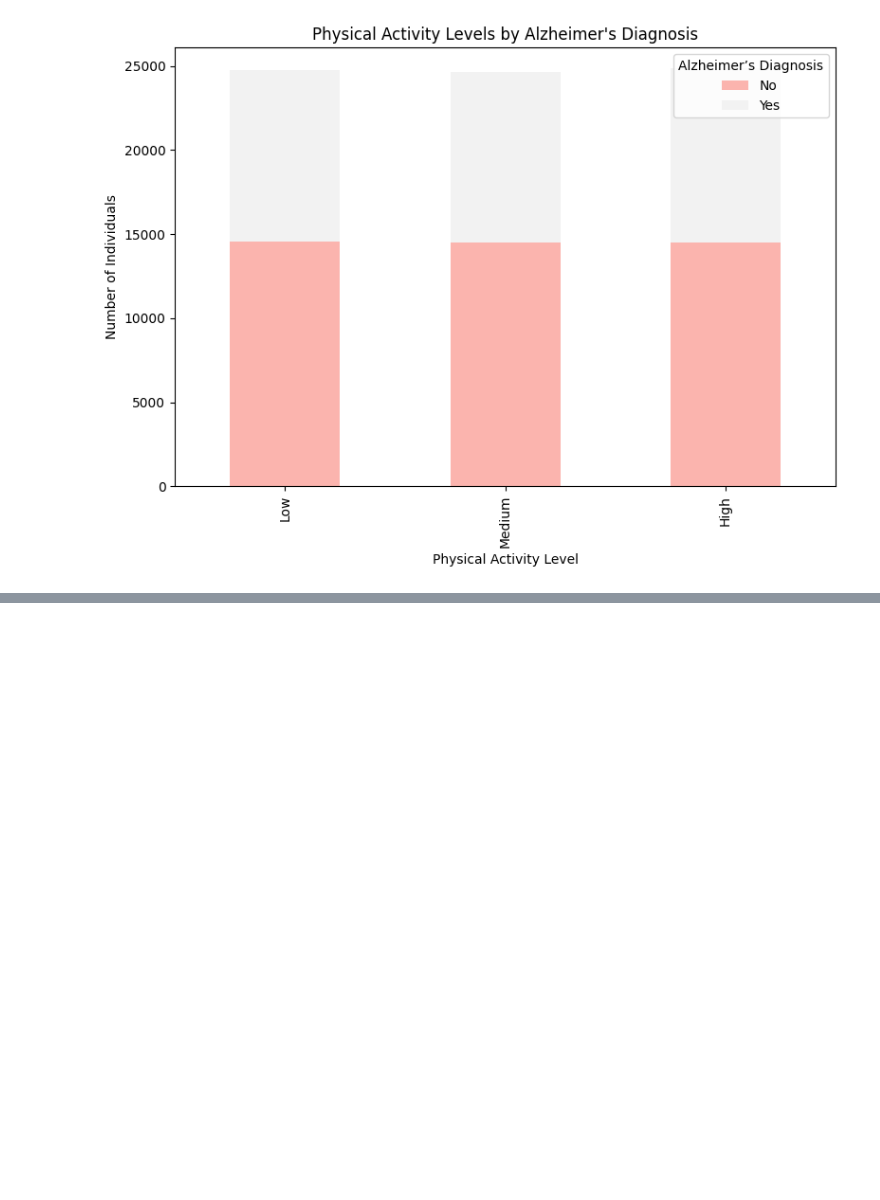
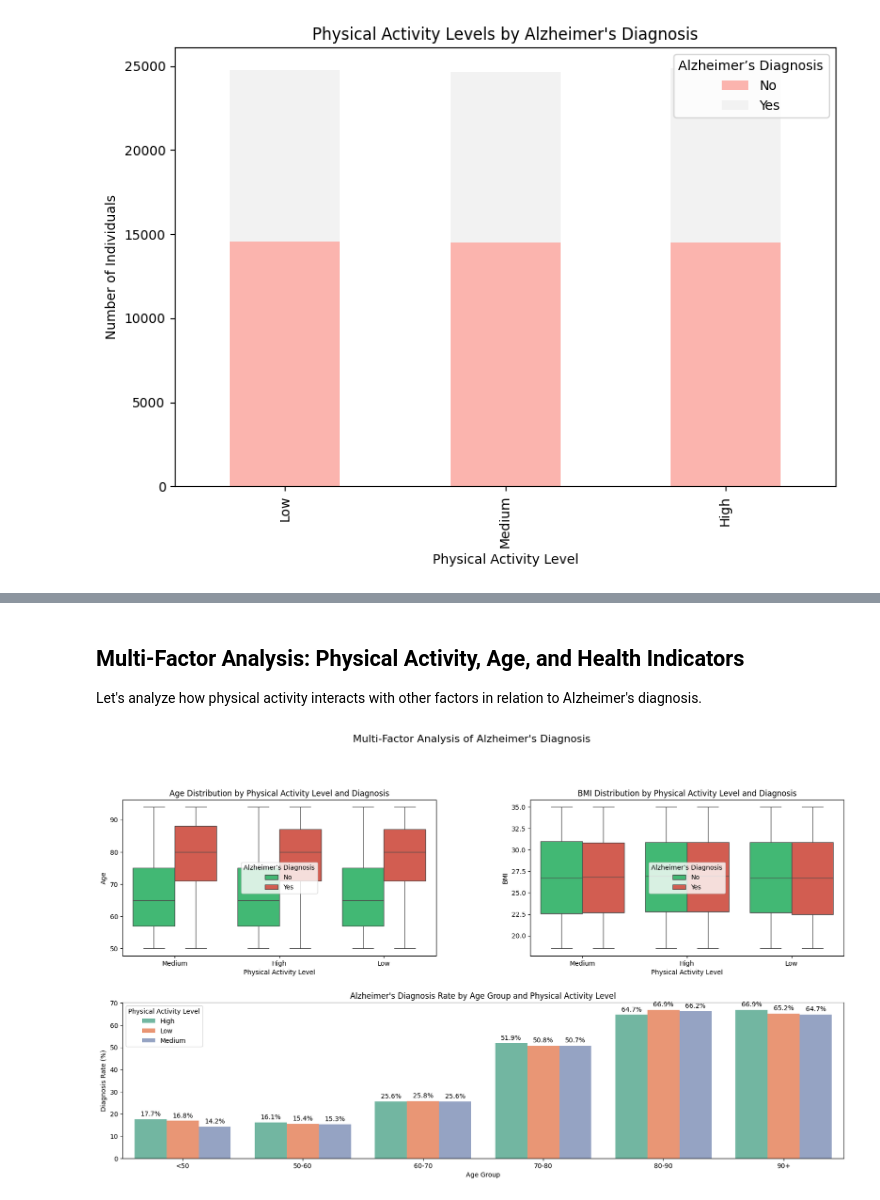
Before and after one commit to Shivsgithubb/ALZHEIMER-S, a Jupyter notebook: analysis/Lifestyle_and_health_factors.ipynb, the cells around one changed output, grey strips where cells are left out. Drawn from its saved outputs; the diff is of its cells as text; code cells hidden in the pictures; blank space fills up the shorter version.

```diff
--- a/analysis/Lifestyle_and_health_factors.ipynb
+++ b/analysis/Lifestyle_and_health_factors.ipynb
@@ -105,0 +215,74 @@ plt.bar_label
+# %% [markdown]
+## Multi-Factor Analysis: Physical Activity, Age, and Health Indicators
+
+Let's analyze how physical activity interacts with other factors in relation to Alzheimer's diagnosis.
+# %%
+# Create age groups for better visualization
+df['Age_Group'] = pd.cut(df['Age'],
+                        bins=[0, 50, 60, 70, 80, 90, 100],
+                        labels=['<50', '50-60', '60-70', '70-80', '80-90', '90+'])
+
+# Create figure with multiple subplots
+fig = plt.figure(figsize=(20, 10))
+gs = fig.add_gridspec(2, 2, hspace=0.3, wspace=0.3)
+
+# 1. Age Distribution by Physical Activity and Diagnosis
+ax1 = fig.add_subplot(gs[0, 0])
+sns.boxplot(data=df,
+           x='Physical Activity Level',
+           y='Age',
+           hue='Alzheimer’s Diagnosis',
+           palette=['#2ecc71', '#e74c3c'],
+           ax=ax1)
+ax1.set_title('Age Distribution by Physical Activity Level and Diagnosis')
+ax1.set_xlabel('Physical Activity Level')
+ax1.set_ylabel('Age')
+
+# 2. BMI Distribution by Physical Activity and Diagnosis
+ax2 = fig.add_subplot(gs[0, 1])
+sns.boxplot(data=df,
+           x='Physical Activity Level',
+           y='BMI',
+           hue='Alzheimer’s Diagnosis',
+           palette=['#2ecc71', '#e74c3c'],
+           ax=ax2)
+ax2.set_title('BMI Distribution by Physical Activity Level and Diagnosis')
+ax2.set_xlabel('Physical Activity Level')
+ax2.set_ylabel('BMI')
+
+# 3. Diagnosis Rate by Age Group and Physical Activity
+ax3 = fig.add_subplot(gs[1, :])
+diagnosis_by_age_activity = df.groupby(['Age_Group', 'Physical Activity Level'])['Alzheimer’s Diagnosis'].apply(
+    lambda x: (x == 'Yes').mean() * 100
+).reset_index()
+
+sns.barplot(data=diagnosis_by_age_activity,
+           x='Age_Group',
+           y='Alzheimer’s Diagnosis',
+           hue='Physical Activity Level',
+           palette='Set2',
+           ax=ax3)
+
+ax3.set_title('Alzheimer\'s Diagnosis Rate by Age Group and Physical Activity Level')
+ax3.set_xlabel('Age Group')
+ax3.set_ylabel('Diagnosis Rate (%)')
+
+# Add value labels on the bars
+for container in ax3.containers:
+    ax3.bar_label(container, fmt='%.1f%%', padding=3)
+
+plt.suptitle('Multi-Factor Analysis of Alzheimer\'s Diagnosis',
+             fontsize=16, y=1.02)
+
+plt.show()
+
+# Print statistical summary
+print('\nStatistical Summary by Physical Activity Level:')
+for level in ['Low', 'Medium', 'High']:
+    print(f"\n{level} Activity Level:")
+    subset = df[df['Physical Activity Level'] == level]
+    print(f"Average Age: {subset['Age'].mean():.1f} years")
+    print(f"Average BMI: {subset['BMI'].mean():.1f}")
+    print(f"Diagnosis Rate: {(subset['Alzheimer’s Diagnosis'] == 'Yes').mean() * 100:.1f}%")
+# %% [output]
+[figure, added]
```
Also changed, not shown: parts of 6 cells of this notebook, 1 other file.
